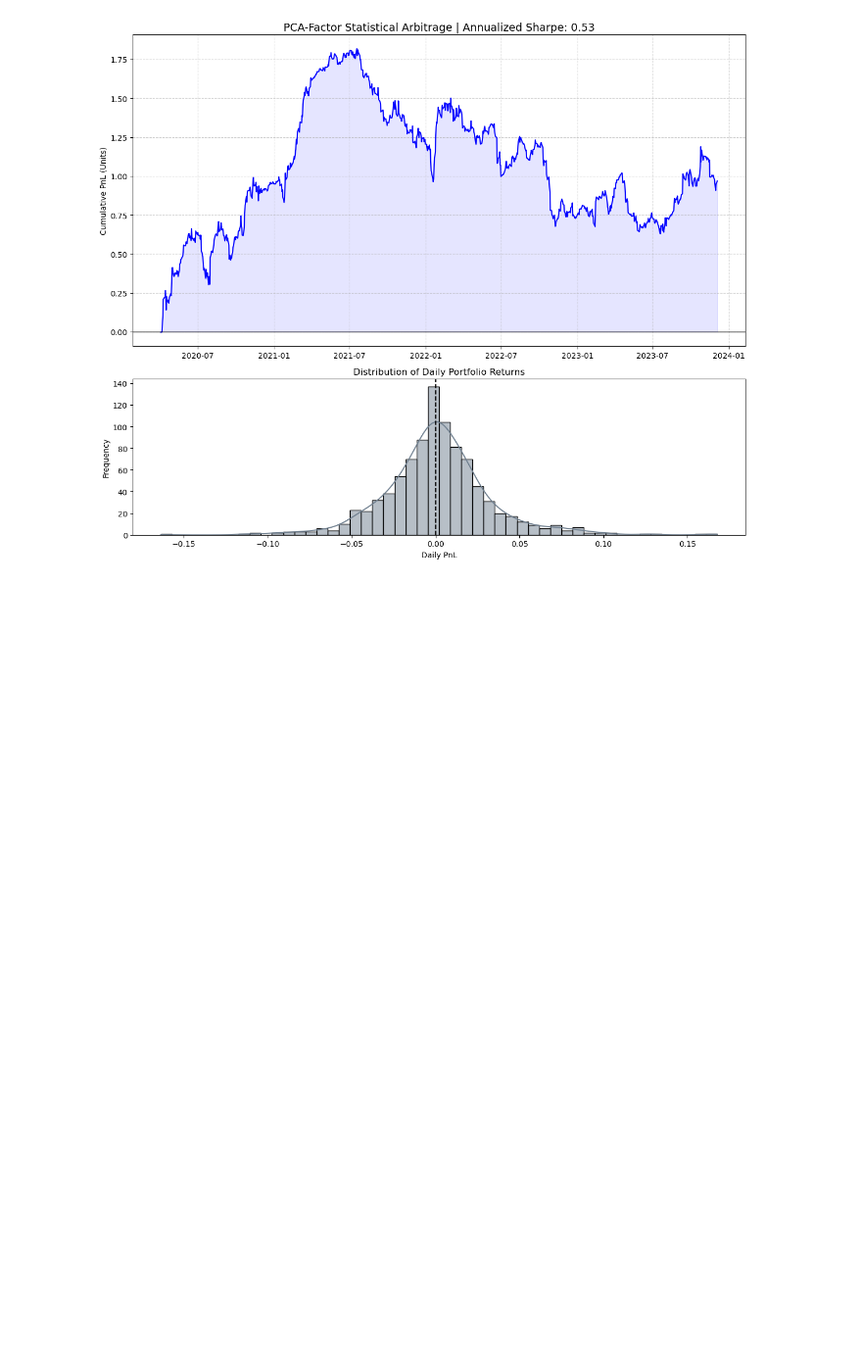
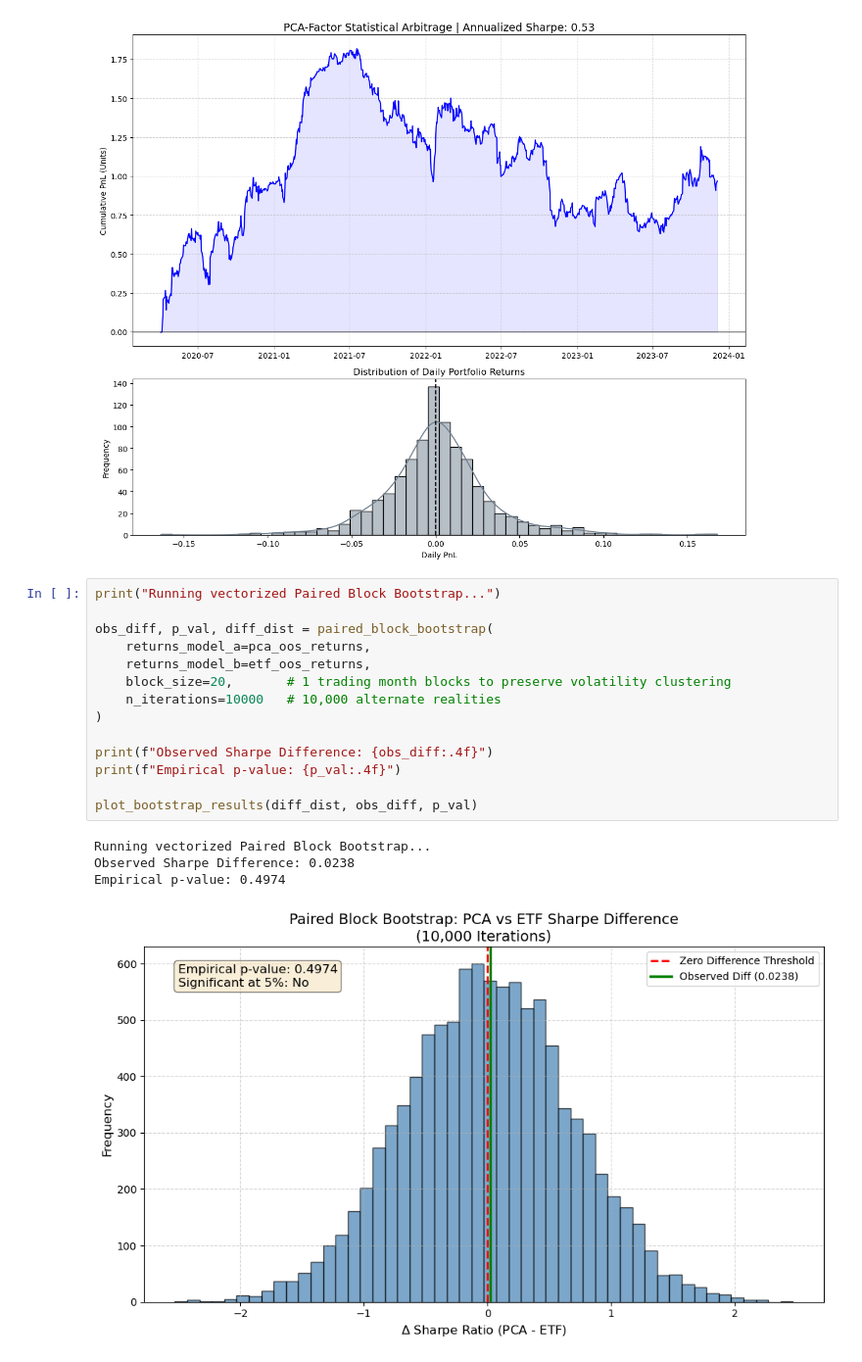
Before and after one commit to saurabh-gupta97/eigenportfolio-statarb, a Jupyter notebook: notebooks/strategy_exec.ipynb, the cells around one changed output. Shown at 98% size. Drawn from its saved outputs; the diff is of its cells as text; blank space fills up the shorter version.

Commit message:
Statistical significance of Sharpe

```diff
--- a/notebooks/strategy_exec.ipynb
+++ b/notebooks/strategy_exec.ipynb
@@ -218,3 +220,22 @@ Walk-Forward Optimization Complete.
 FINAL OUT-OF-SAMPLE SHARPE: 0.5273
 Performance plot saved to data/results/pca_performance.png
 [figure]
+# %%
+print("Running vectorized Paired Block Bootstrap...")
+
+obs_diff, p_val, diff_dist = paired_block_bootstrap(
+    returns_model_a=pca_oos_returns,
+    returns_model_b=etf_oos_returns,
+    block_size=20,       # 1 trading month blocks to preserve volatility clustering
+    n_iterations=10000   # 10,000 alternate realities
+)
+
+print(f"Observed Sharpe Difference: {obs_diff:.4f}")
+print(f"Empirical p-value: {p_val:.4f}")
+
+plot_bootstrap_results(diff_dist, obs_diff, p_val)
+# %% [output]
+Running vectorized Paired Block Bootstrap...
+Observed Sharpe Difference: 0.0238
+Empirical p-value: 0.4974
+[figure, added]
```
Also changed, not shown: parts of 1 cell of this notebook, 3 other files.
